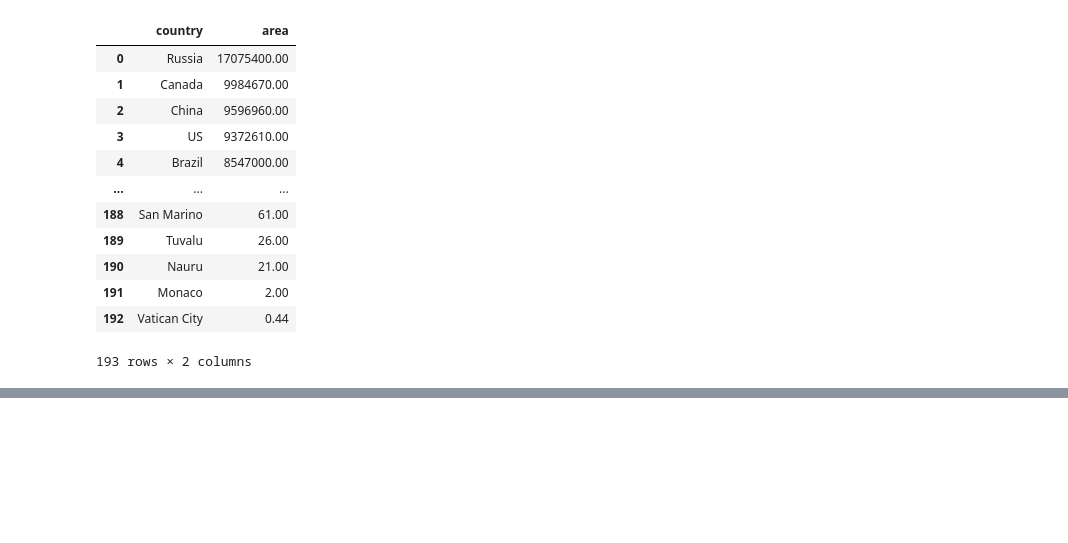
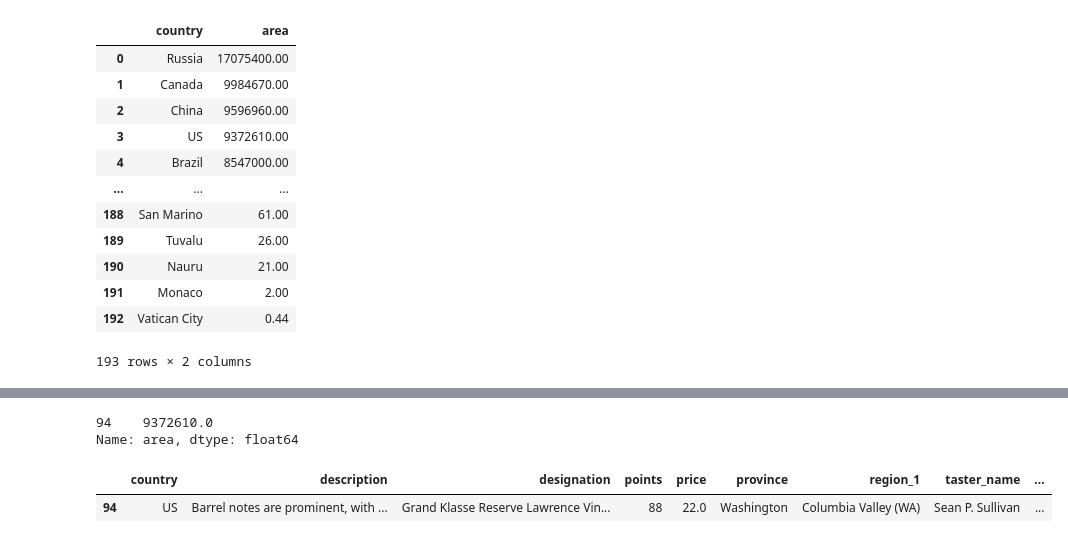
Before and after one commit to dmitruy11/EDA---1, a Jupyter notebook: СОЗДАНИЕ ПРИЗ ВНЕШНЫЕ ДАНН/РАБОТА С ФАЙЛАМИ .ipynb, the cells around one changed output, grey strips where cells are left out. Cells and saved outputs as stored; diff of their text form; code cells hidden in the pictures; blank space fills up the shorter version.

```diff
--- a/СОЗДАНИЕ ПРИЗ ВНЕШНЫЕ ДАНН/РАБОТА С ФАЙЛАМИ .ipynb
+++ b/СОЗДАНИЕ ПРИЗ ВНЕШНЫЕ ДАНН/РАБОТА С ФАЙЛАМИ .ipynb
@@ -203,0 +127,15 @@ display(df2)
+# %%
+## Создайте новый признак area_country — площадь страны, аналогичный признаку country_population.
+
+## Какая площадь страны у вина под названием 'Gård 2014 Grand Klasse Reserve Lawrence Vineyards Viognier (Columbia Valley (WA))'? Ответ вводите без пробелов, округлите до целых.
+df = data.join(country_area.set_index('country'), on='country')
+round(df.loc[df['title'] == 'Gård 2014 Grand Klasse Reserve Lawrence Vineyards Viognier (Columbia Valley (WA))', 'area'])
+## Каково население Италии согласно датасету country_population? Ответ вводите без пробелов и запятых.
+# %% [output]
+94    9372610.0
+Name: area, dtype: float64
+# %%
+df.loc[df['title'] == 'Gård 2014 Grand Klasse Reserve Lawrence Vineyards Viognier (Columbia Valley (WA))']
+# %% [output]
+|  | country | description | designation | points | price | province | region_1 | taster_name | ... |
+| 94 | US | Barrel notes are prominent, with ... | Grand Klasse Reserve Lawrence Vin... | 88 | 22.0 | Washington | Columbia Valley (WA) | Sean P. Sullivan | ... |
```
Also changed, not shown: parts of 6 cells of this notebook.
